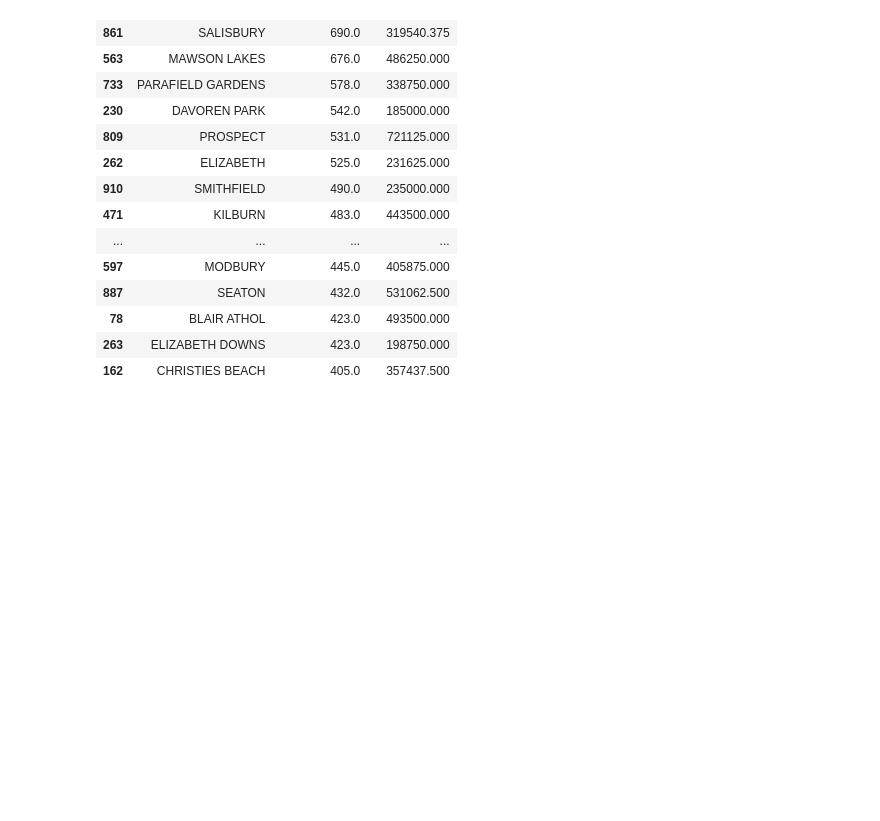
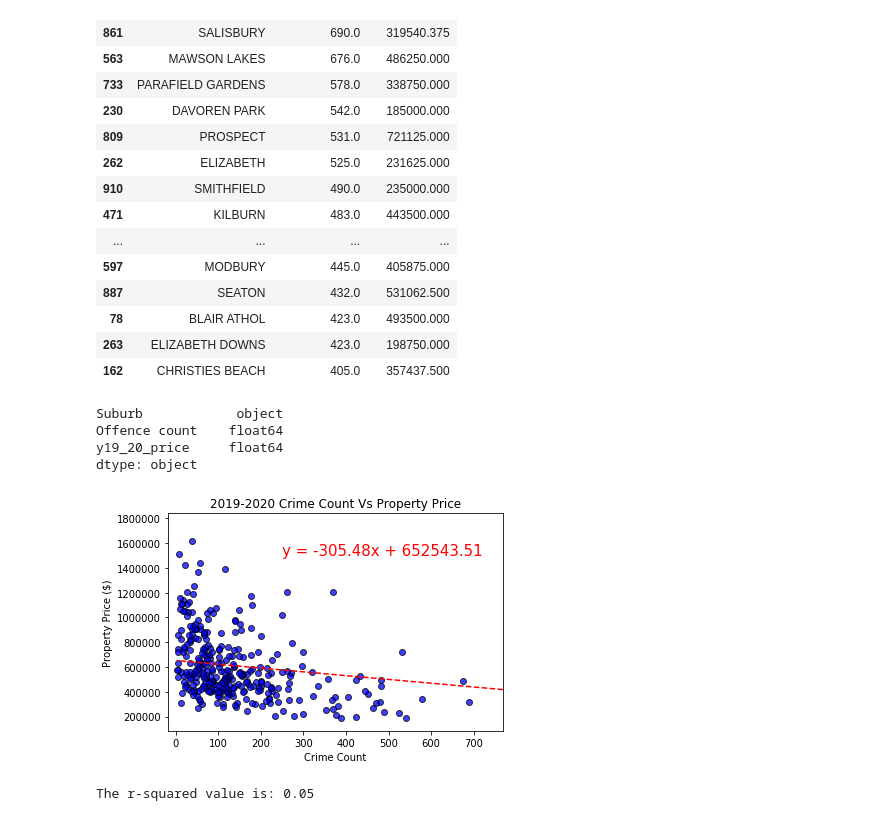
Before and after one commit to Sprettle/Chevrolet-Chilis, a Jupyter notebook: suburb_crime.ipynb, the cells around one changed output. Saved outputs shown, nothing was run; the diff lists cells and outputs as text; code cells hidden in the pictures; blank space fills up the shorter version.

Commit message:
2019_2020 crime count vs prop price scatter completed

```diff
--- a/suburb_crime.ipynb
+++ b/suburb_crime.ipynb
@@ -673,3 +674,46 @@ y19_20.head(20)
 | 78 | BLAIR ATHOL | 423.0 | 493500.000 |
 | 263 | ELIZABETH DOWNS | 423.0 | 198750.000 |
 | 162 | CHRISTIES BEACH | 405.0 | 357437.500 |
+# %%
+y19_20.dtypes
+# %% [output]
+Suburb            object
+Offence count    float64
+y19_20_price     float64
+dtype: object
+# %%
+
+x_values = y19_20["Offence count"]
+y_values = y19_20["y19_20_price"]
+
+# Linear Eqn: y=mx+c
+(slope, intercept, rvalue, pvalue, stderr) = linregress(x_values, y_values)
+regress_values = x_values * slope + intercept
+line_eq = "y = " + str(round(slope,2)) + "x + " + str(round(intercept,2))
+
+#Make a scatter plot
+plt.scatter(x_values, y_values, marker="o", facecolors="blue", edgecolors="black", alpha=0.75);
+# The y limits of our scatter plot
+plt.ylim(min(y_values)-100000, max(y_values)-250000)
+# The x limits of our scatter plot
+plt.xlim(min(x_values)-20, max(x_values)-2100)
+
+#Plot linear regression model
+plt.plot(x_values,regress_values,"--",color="red")
+#Annotate the linear eqn y=mx+c
+plt.annotate(line_eq,(250,1500000),fontsize=15,color="red")
+#Label title, x-axis and y-axis
+plt.title("2019-2020 Crime Count Vs Property Price")
+plt.xlabel("Crime Count")
+plt.ylabel("Property Price ($)")
+
+#Get current figure. Save figure into repository.
+fig2=plt.gcf()
+plt.show()
+fig2.savefig('Graph_Results/y19_20_crimecount_vs_prop.png', bbox_inches='tight')
+
+#Pearson's R Value
+print(f"The r-squared value is: {rvalue**2:.2f}")
+# %% [output]
+[figure, added]
+The r-squared value is: 0.05
```
Also changed, not shown: parts of 1 cell of this notebook, 2 other files.
